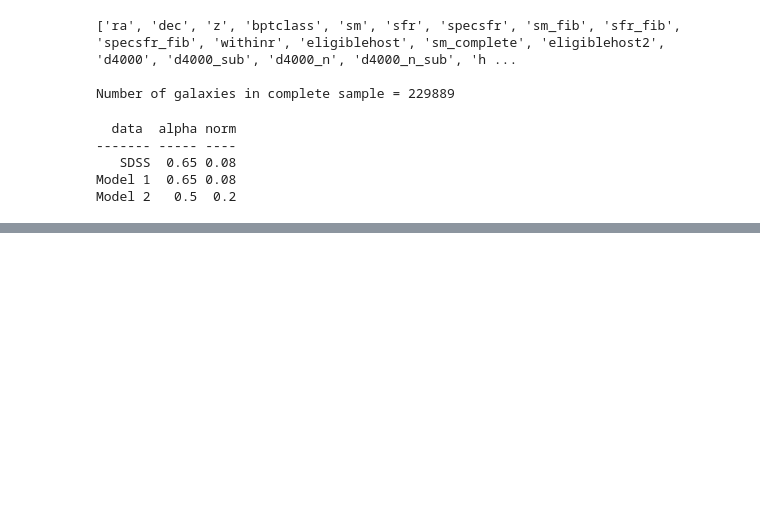
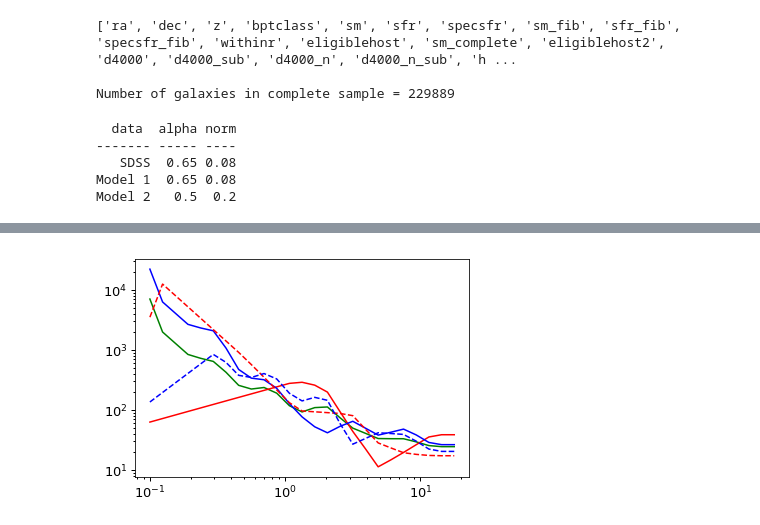
Before and after one commit to aphearin/galsize_models, a Jupyter notebook: notebooks/double_power_law_experimentation.ipynb, the cells around one changed output, grey strips where cells are left out. Saved outputs shown, nothing was run; the diff lists cells and outputs as text; code cells hidden in the pictures; blank space fills up the shorter version.

```diff
--- a/notebooks/double_power_law_experimentation.ipynb
+++ b/notebooks/double_power_law_experimentation.ipynb
@@ -210,0 +260,6 @@ auto_regions.txt
+# %%
+rp, wp_sf, wperr_sf = measure_wp(sf_sample, sm_low, sm_high, dirname)
+rp, wp_sf_low_size, wperr_sf_low_size = measure_wp(sf_low_size, sm_low, sm_high, dirname)
+rp, wp_sf_high_size, wperr_sf_high_size = measure_wp(sf_high_size, sm_low, sm_high, dirname)
+rp, wp_sf_low_model_size, wperr_sf_low_model_size = measure_wp(sf_low_model_size, sm_low, sm_high, dirname)
+rp, wp_sf_high_model_size, wperr_sf_high_model_size = measure_wp(sf_high_model_size, sm_low, sm_high, dirname)
@@ -210,0 +291,12 @@ auto_regions.txt
+# %%
+fig, ax = plt.subplots(1, 1)
+
+__=ax.loglog()
+
+__=ax.plot(rp, wp_sf, color='green')
+__=ax.plot(rp, wp_sf_low_size, color='red')
+__=ax.plot(rp, wp_sf_high_size, color='blue')
+__=ax.plot(rp, wp_sf_low_model_size, '--', color='red')
+__=ax.plot(rp, wp_sf_high_model_size, '--', color='blue')
+# %% [output]
+[figure, added]
```
Also changed, not shown: parts of 16 cells of this notebook, 1 other file.
